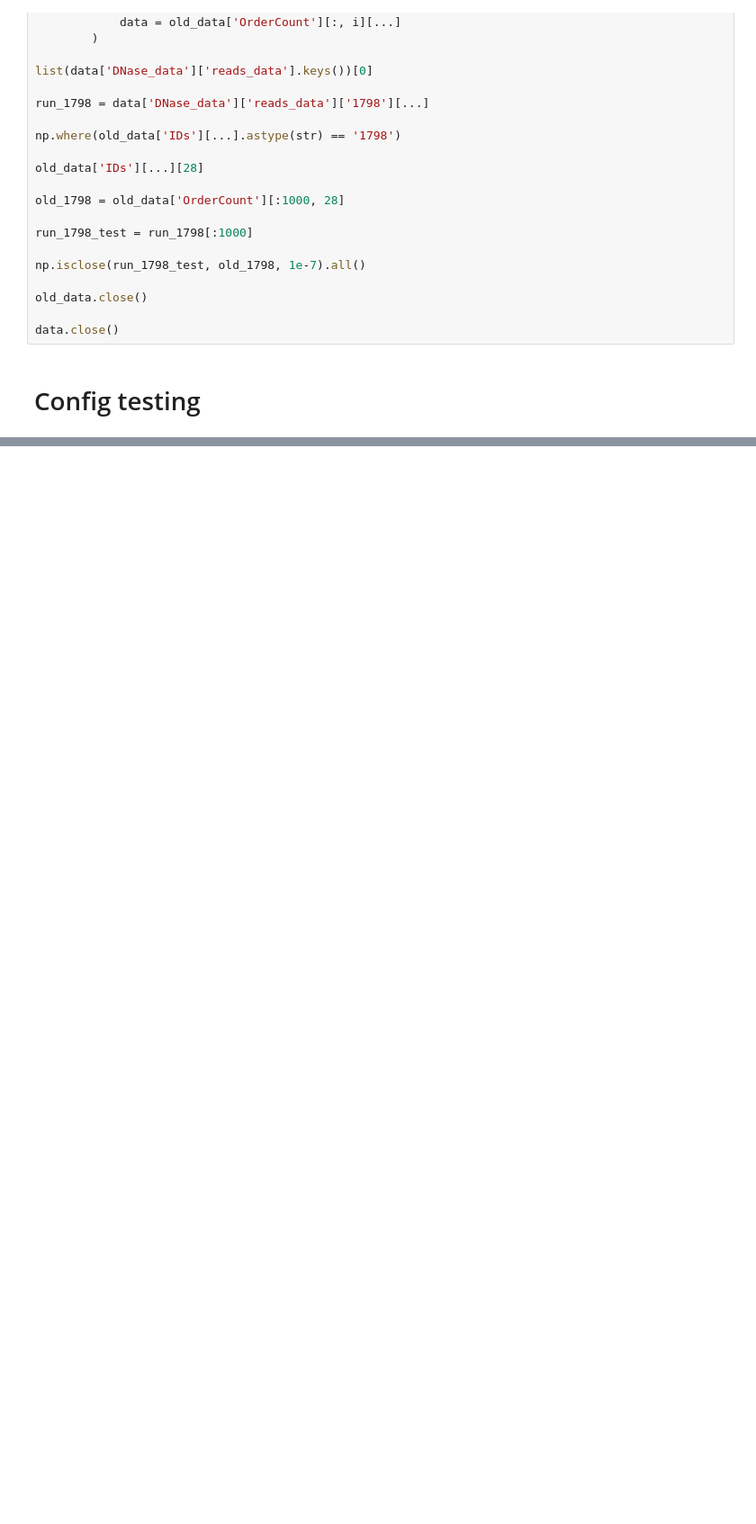
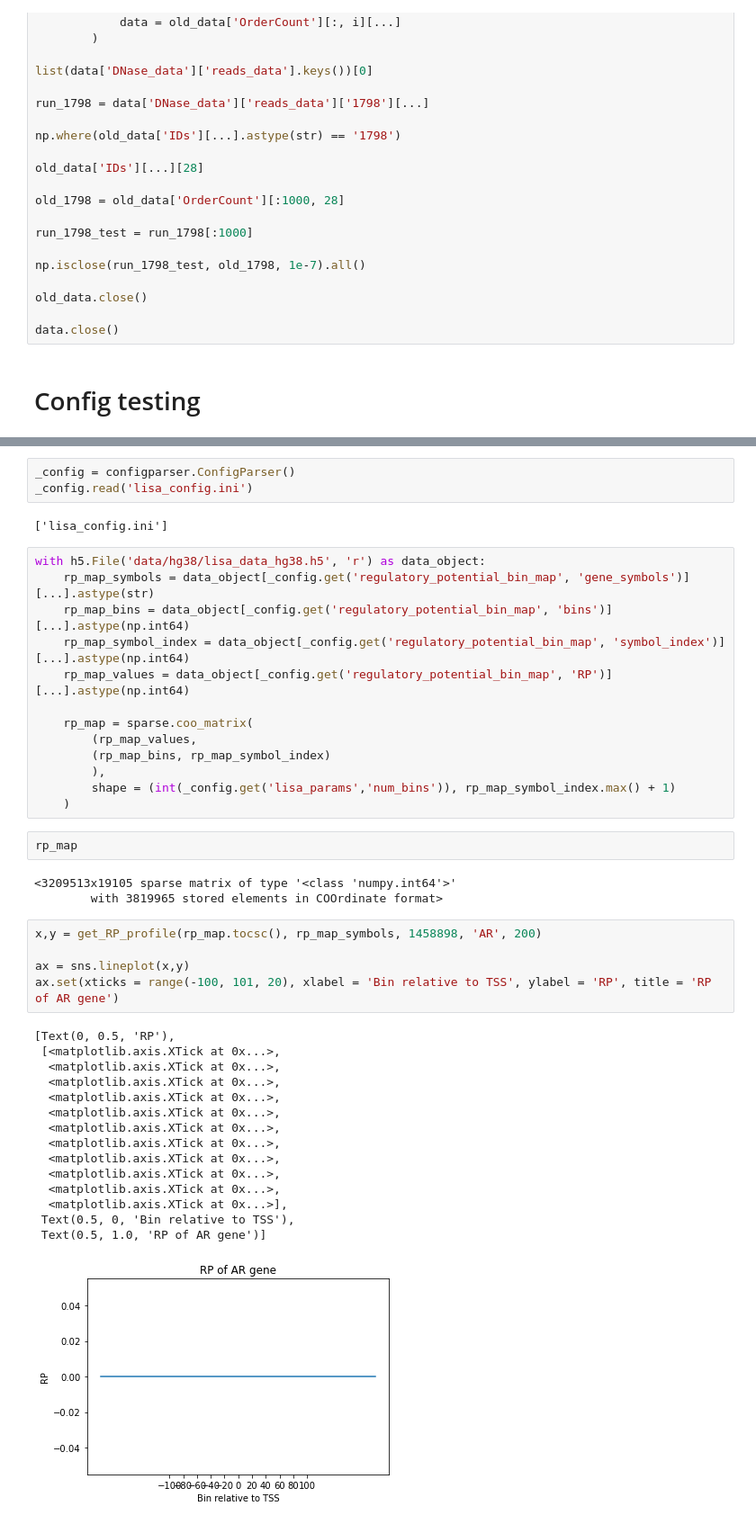
Before and after one commit to AllenWLynch/lisa, a Jupyter notebook: lisa_testing.ipynb, the cells around one changed output, grey strips where cells are left out. Shown at 90% size. Saved outputs shown, nothing was run; the diff lists cells and outputs as text; blank space fills up the shorter version.

```diff
--- a/lisa_testing.ipynb
+++ b/lisa_testing.ipynb
@@ -850,0 +982,44 @@ with h5.File(new_dataset_name, 'w' if conversion_params['create_new'] else 'a')
+# %%
+_config = configparser.ConfigParser()
+_config.read('lisa_config.ini')
+# %% [output]
+['lisa_config.ini']
+# %%
+with h5.File('data/hg38/lisa_data_hg38.h5', 'r') as data_object:
+    rp_map_symbols = data_object[_config.get('regulatory_potential_bin_map', 'gene_symbols')][...].astype(str)
+    rp_map_bins = data_object[_config.get('regulatory_potential_bin_map', 'bins')][...].astype(np.int64)
+    rp_map_symbol_index = data_object[_config.get('regulatory_potential_bin_map', 'symbol_index')][...].astype(np.int64)
+    rp_map_values = data_object[_config.get('regulatory_potential_bin_map', 'RP')][...].astype(np.int64)
+
+    rp_map = sparse.coo_matrix(
+        (rp_map_values,
+        (rp_map_bins, rp_map_symbol_index)
+        ),
+        shape = (int(_config.get('lisa_params','num_bins')), rp_map_symbol_index.max() + 1)
+    )
+# %%
+rp_map
+# %% [output]
+<3209513x19105 sparse matrix of type '<class 'numpy.int64'>'
+        with 3819965 stored elements in COOrdinate format>
+# %%
+x,y = get_RP_profile(rp_map.tocsc(), rp_map_symbols, 1458898, 'AR', 200)
+
+ax = sns.lineplot(x,y)
+ax.set(xticks = range(-100, 101, 20), xlabel = 'Bin relative to TSS', ylabel = 'RP', title = 'RP of AR gene')
+# %% [output]
+[Text(0, 0.5, 'RP'),
+ [<matplotlib.axis.XTick at 0x...>,
+  <matplotlib.axis.XTick at 0x...>,
+  <matplotlib.axis.XTick at 0x...>,
+  <matplotlib.axis.XTick at 0x...>,
+  <matplotlib.axis.XTick at 0x...>,
+  <matplotlib.axis.XTick at 0x...>,
+  <matplotlib.axis.XTick at 0x...>,
+  <matplotlib.axis.XTick at 0x...>,
+  <matplotlib.axis.XTick at 0x...>,
+  <matplotlib.axis.XTick at 0x...>,
+  <matplotlib.axis.XTick at 0x...>],
+ Text(0.5, 0, 'Bin relative to TSS'),
+ Text(0.5, 1.0, 'RP of AR gene')]
+[figure, added]
```
Also changed, not shown: parts of 21 cells of this notebook, 9 other files.
